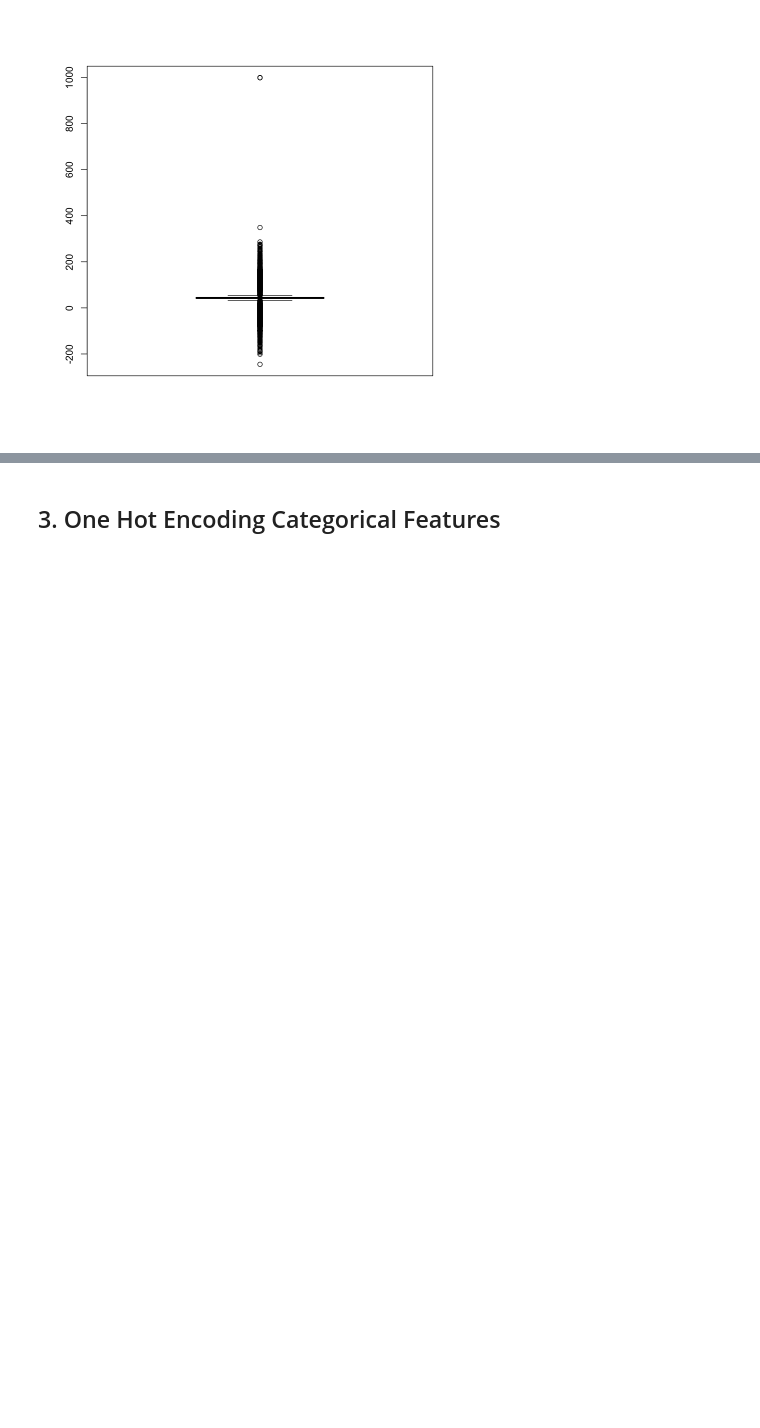
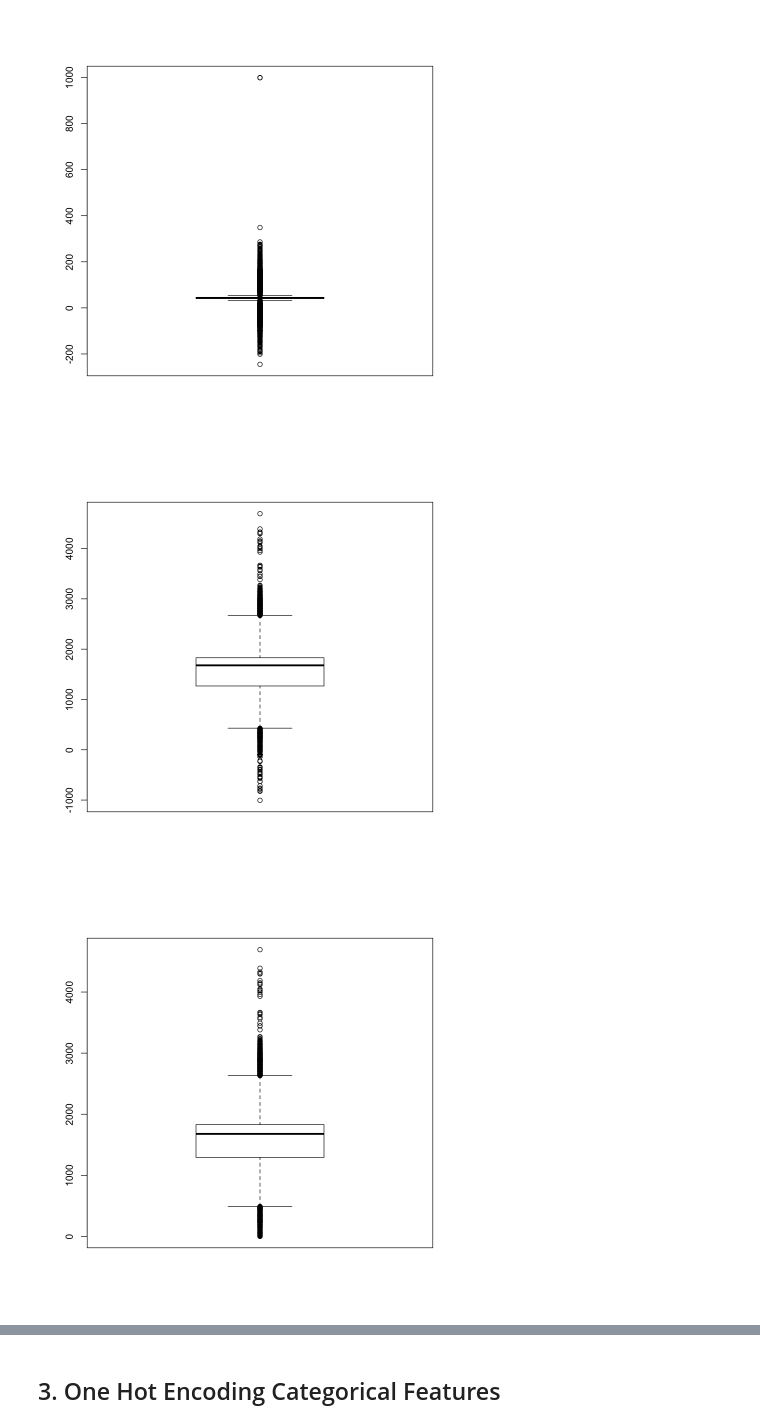
Before and after one commit to leakin185/windmill_power_generation_prediction, a Jupyter notebook: 1. Data Cleaning & Exploration.ipynb, the cells around one changed output, grey strips where cells are left out. Drawn from its saved outputs; the diff is of its cells as text; code cells hidden in the pictures; blank space fills up the shorter version.

Commit message:
further data cleaning

```diff
--- a/1. Data Cleaning & Exploration.ipynb
+++ b/1. Data Cleaning & Exploration.ipynb
@@ -355,3 +355,10 @@ boxplot(data1$gearbox_temperature)
 # 2. windmill_height, negative values exist, might represent lower than sea level
 # %% [output]
 [figure]
+# %%
+boxplot(data1$resistance) # remove negative resistance
+data1[resistance < 0]$resistance <- mean(data1$resistance, na.rm = TRUE)
+boxplot(data1$resistance)
+# %% [output]
+[figure, added]
+[figure, added]
```
Also changed, not shown: parts of 6 cells of this notebook, 1 other file.
